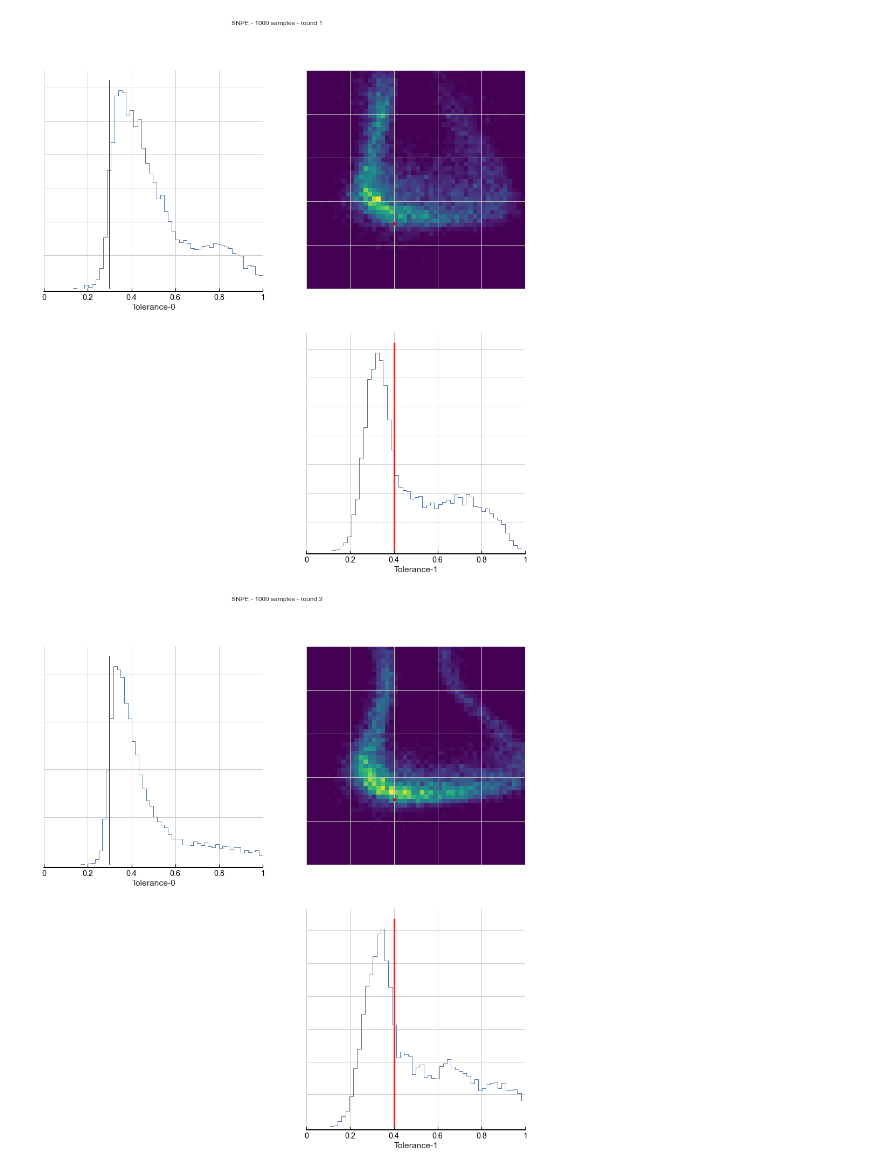
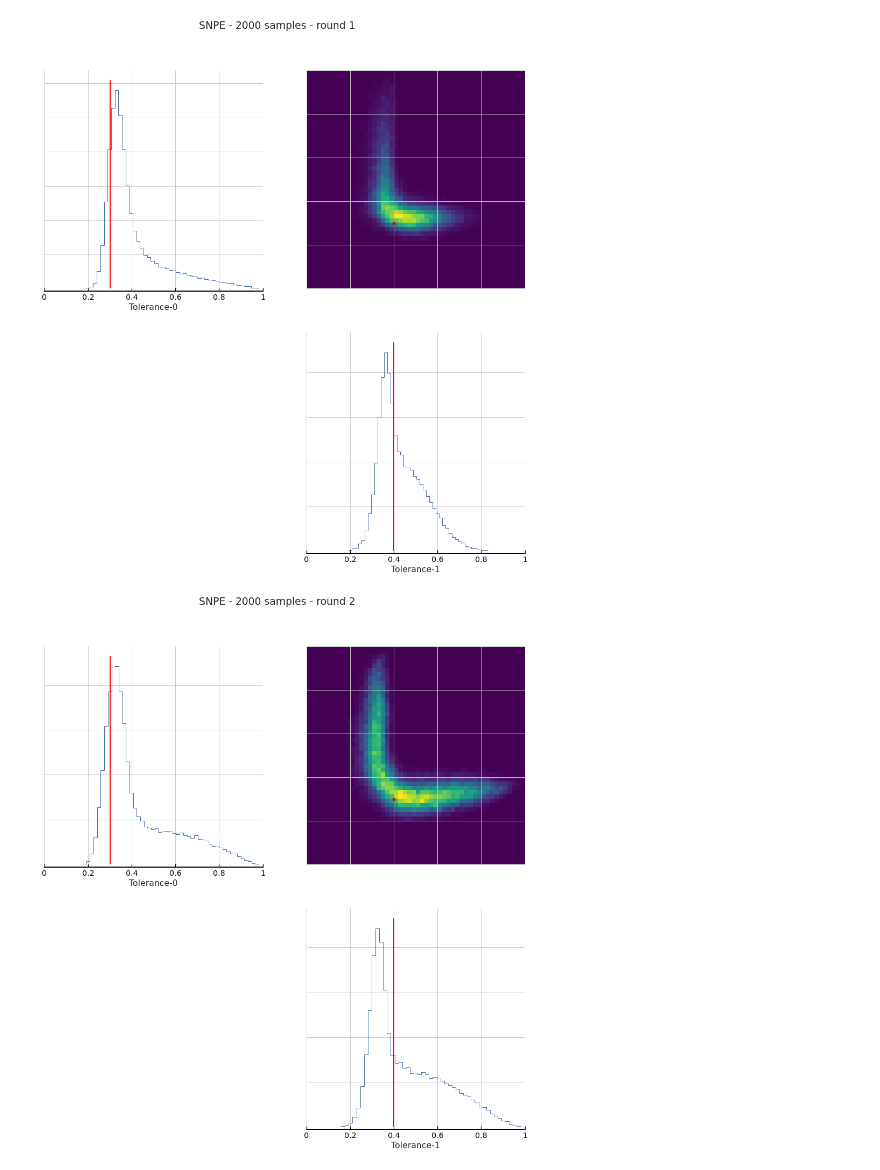
Before and after one commit to ericdignum/schelling, a Jupyter notebook: calibration.ipynb, the cells around one changed output. Saved outputs shown, nothing was run; the diff lists cells and outputs as text; code cells hidden in the pictures.

```diff
--- a/calibration.ipynb
+++ b/calibration.ipynb
@@ -67,22 +67,22 @@ tensor([-0.0000, 0.2387, 0.2730, 0.4754, 0.5086, 0.6052, 0.6573, 0.6940, 0.6987,
 prior = utils.BoxUniform(low=[0]*2, high=[1]*2)
 posteriors = []
 proposal = prior
-num_simulations = [1000, 1000, 1000]
+num_simulations = [2000, 2000, 2000]
 
 sbi_simulator, prior = prepare_for_sbi(simulator, prior)
-inference = SNPE(prior=prior)
+inference = SNRE(prior=prior)
 
 for number in num_simulations:
     theta, x = simulate_for_sbi(sbi_simulator, proposal,
                                 num_simulations=number,
-                                num_workers=8,
+                                num_workers=40,
                                 simulation_batch_size=1)
     density_estimator = inference.append_simulations(theta, x,
-                                                     proposal=proposal
+#                                                      proposal=proposal
                                                     ).train()
-    method = 'rejection'
+    method = 'vi'
     posterior = inference.build_posterior(density_estimator,
-#                                          sample_with=method,
+                                         sample_with=method,
 #                                          vi_parameters=None,
 #                                          mcmc_parameters={'num_workers':6, 'thin':5}
                                          )
@@ -109,7 +113,7 @@ mpl.rc('image', cmap='viridis')
 
 names = ['Tolerance']#, 'Stdev.']
 
-calibration_dict = {'Tolerance':{'names':['Tolerance' + '-' + str(i) for i in range(2)],
+calibration_dict = {'Tolerance':{'names':[f"Tolerance-{i}" for i in range(2)],
                                        'limits':[[0,1],[0,1]],
                                        'true':[true_mu1, true_mu2]
                                         },
@@ -119,33 +123,33 @@ calibration_dict = {'Tolerance':{'names':['Tolerance' + '-' + str(i) for i in ra
 #                                         },
                    }
 
 
 for i, posterior in enumerate(posteriors):
 
-    samples = posterior.sample((10000,), x=observation)
+    samples = posterior.sample((50000,), x=observation)
     log_probability = posterior.log_prob(samples, x=observation)
 
     labels, limits, true_values = [], [], []
     for name in names:
         labels += calibration_dict[name]['names']
         limits += calibration_dict[name]['limits']
 
 
     for j, name in enumerate(names):
 
         true_values = [[0]*j*2 + calibration_dict[name]['true']]
 
         fig, axes = analysis.pairplot(
             samples,
             subset=[k for k in range(j*2,j*2+2)],
             limits=limits,
             figsize=(16, 16),
             points=true_values,
             points_offdiag={"markersize": 10},
             points_colors=['red']*20,
             labels=labels,
         )
         fig.suptitle('SNPE - ' + str(num_simulations[i]) + ' samples - round ' + str(i+1))
 # %% [output]
-[figure, old version]
+[figure, new version]
-[figure, old version]
+[figure, new version]
```
Also changed, not shown: parts of 3 cells of this notebook, 6 other files.
